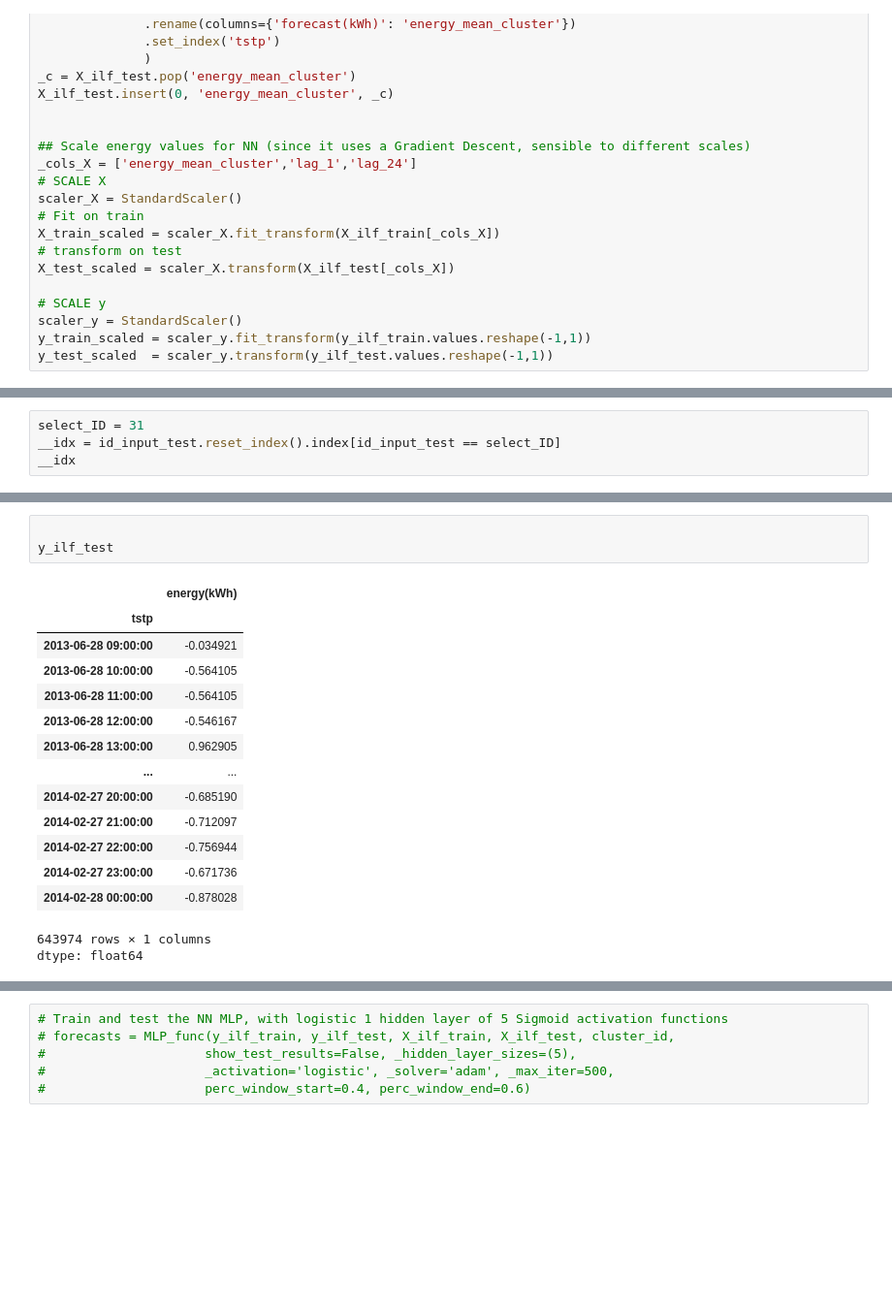
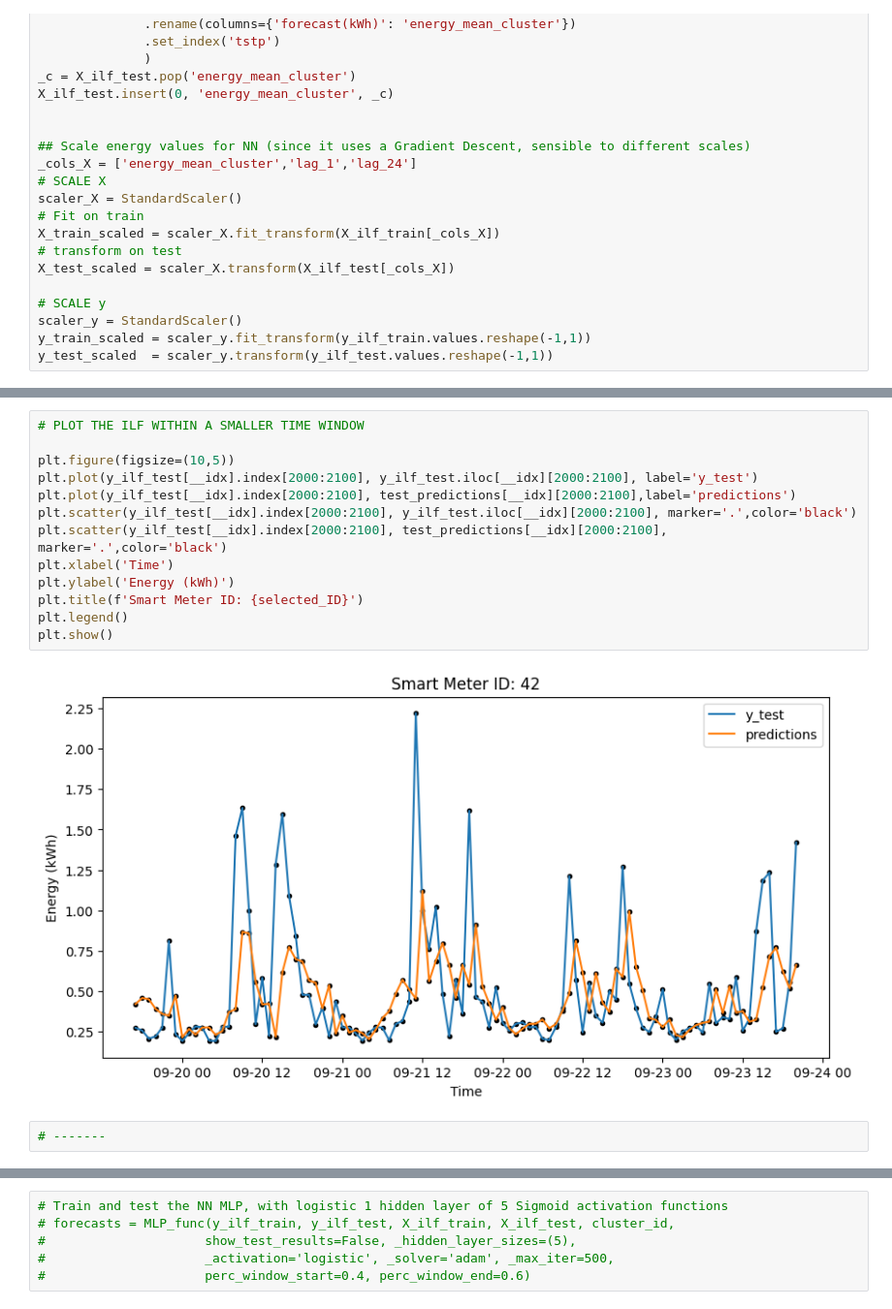
Before and after one commit to samueleborgognoni/kmeans_nn_ILF_london_smart_meters, a Jupyter notebook: 4_Load_Forecasting.ipynb, the cells around one changed output, grey strips where cells are left out. Shown at 97% size. Drawn from its saved outputs; the diff is of its cells as text; blank space fills up the shorter version.

```diff
--- a/4_Load_Forecasting.ipynb
+++ b/4_Load_Forecasting.ipynb
@@ -926,4 +892,0 @@ dtype: int64
-# %%
-select_ID = 31
-__idx = id_input_test.reset_index().index[id_input_test == select_ID]
-__idx
@@ -1034,20 +1008,18 @@ plt.show()
+# %%
+# PLOT THE ILF WITHIN A SMALLER TIME WINDOW
+
+plt.figure(figsize=(10,5))
+plt.plot(y_ilf_test[__idx].index[2000:2100], y_ilf_test.iloc[__idx][2000:2100], label='y_test')
+plt.plot(y_ilf_test[__idx].index[2000:2100], test_predictions[__idx][2000:2100],label='predictions')
+plt.scatter(y_ilf_test[__idx].index[2000:2100], y_ilf_test.iloc[__idx][2000:2100], marker='.',color='black')
+plt.scatter(y_ilf_test[__idx].index[2000:2100], test_predictions[__idx][2000:2100], marker='.',color='black')
+plt.xlabel('Time')
+plt.ylabel('Energy (kWh)')
+plt.title(f'Smart Meter ID: {selected_ID}')
+plt.legend()
+plt.show()
+# %% [output]
+[figure, added]
 # %%
-
-y_ilf_test
+# -------
-# %% [output]
-|  | energy(kWh) |
-| tstp |  |
-| 2013-06-28 09:00:00 | -0.034921 |
-| 2013-06-28 10:00:00 | -0.564105 |
-| 2013-06-28 11:00:00 | -0.564105 |
-| 2013-06-28 12:00:00 | -0.546167 |
-| 2013-06-28 13:00:00 | 0.962905 |
-| ... | ... |
-| 2014-02-27 20:00:00 | -0.685190 |
-| 2014-02-27 21:00:00 | -0.712097 |
-| 2014-02-27 22:00:00 | -0.756944 |
-| 2014-02-27 23:00:00 | -0.671736 |
-| 2014-02-28 00:00:00 | -0.878028 |
-643974 rows × 1 columns
-dtype: float64
 # %%
```
Also changed, not shown: parts of 22 cells of this notebook.
